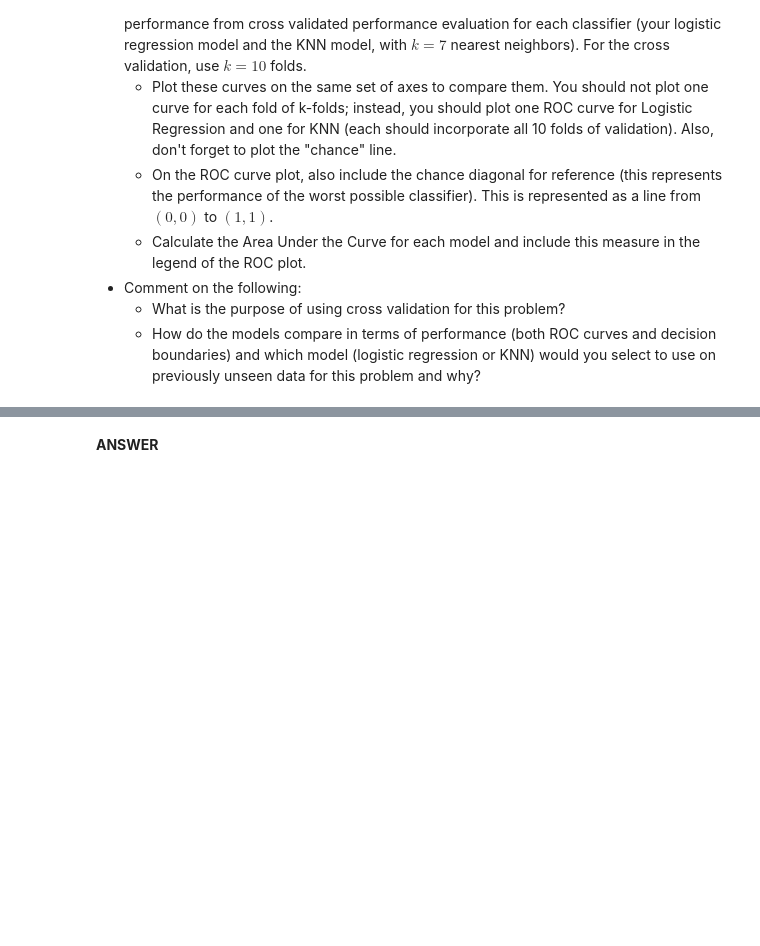
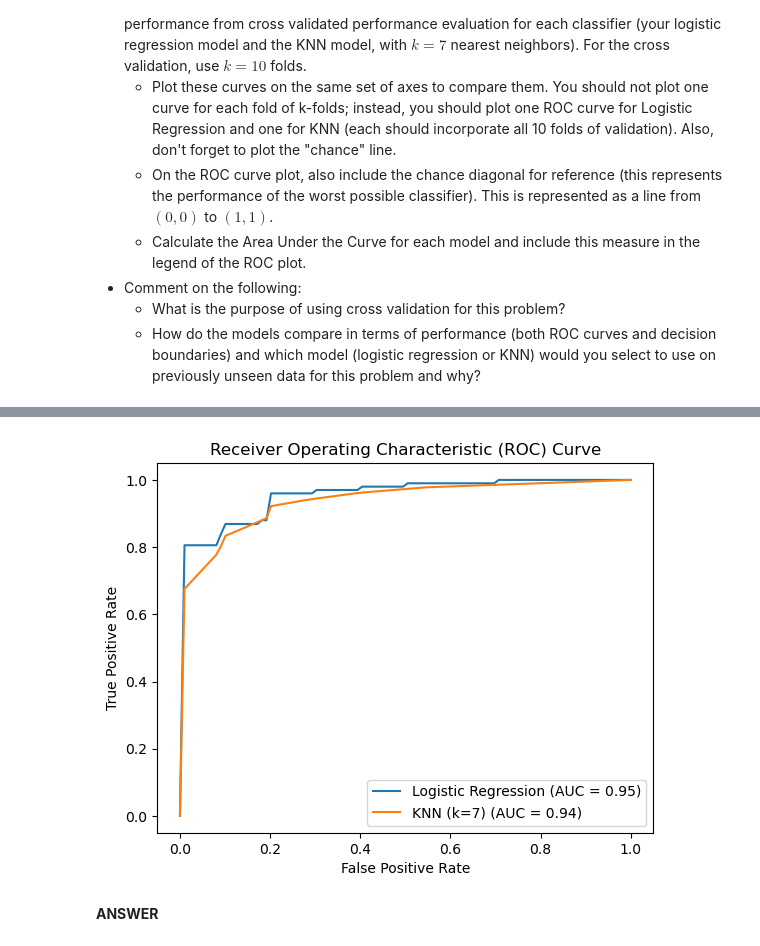
Before and after one commit to dani-jimlar/ML_assignments, a Jupyter notebook: a_3/Assignment_3.ipynb, the cells around one changed output, grey strips where cells are left out. Drawn from its saved outputs; the diff is of its cells as text; code cells hidden in the pictures; blank space fills up the shorter version.

```diff
--- a/a_3/Assignment_3.ipynb
+++ b/a_3/Assignment_3.ipynb
@@ -570,3 +528,91 @@ ValueError: matmul: Input operand 1 has a mismatch in its core dimension 0, with
+# %%
+from sklearn.model_selection import StratifiedKFold, cross_val_score
+from sklearn.neighbors import KNeighborsClassifier
+from sklearn.metrics import roc_curve, auc
+import matplotlib.pyplot as plt
+
+# Data
+X = db[["x1", "x2"]].values
+y = db["y"].values
+
+model_lr = Logistic_regression()
+model_knn = KNeighborsClassifier(n_neighbors=7)
+cv = StratifiedKFold(n_splits=10)
+
+# lists for tpr and fdr
+mean_tpr_knn = 0.0
+mean_fpr_knn = np.linspace(0, 1, 100)
+mean_tpr_lgr = 0.0
+mean_fpr_lgr = np.linspace(0, 1, 100)
+
+
+# 10-fold cv for knn
+scores_knn = cross_val_score(model_knn, X, y, cv=10, scoring="roc_auc")
+
+# StratifiedKFold cv object:
+cv = StratifiedKFold(n_splits=10)
+
+# Iterate over each fold
+for train_idx, test_idx in cv.split(X, y):
+    X_train_fold, X_test_fold = X[train_idx], X[test_idx]
+    y_train_fold, y_test_fold = y[train_idx], y[test_idx]
+
+    """knn"""
+    # Train KNN model
+    model_knn.fit(X_train_fold, y_train_fold)
+
+    # predict
+    y_hat_knn = model_knn.predict_proba(X_test_fold)[:, 1]
+
+    # ROC
+    fpr, tpr, _ = roc_curve(y_test_fold, y_hat_knn)
+    mean_tpr_knn += np.interp(mean_fpr_knn, fpr, tpr)
+    mean_tpr_knn[0] = 0.0
+
+    """lgr"""
+    # Train lgr, necessary to transpose X for class to work
+    X_train_fold_p = model_lr.prepare_x(X_train_fold.T)
+    w_init = np.zeros(X_train_fold_p.shape[0])
+    model_lr.fit(X_train_fold_p, y_train_fold, w_init, 1, max_iter=1000)
+
+    #  prepare X test and transpose X
+    X_test_fold_p = model_lr.prepare_x(X_test_fold.T)
+
+    # predict
+    y_hat_lr = model_lr.predict_proba(X_test_fold_p)
+
+    #  ROC
+    fpr, tpr, _ = roc_curve(y_test_fold, y_hat_lr)
+    mean_tpr_lgr += np.interp(mean_fpr_lgr, fpr, tpr)
+    mean_tpr_lgr[0] = 0.0
+
+
+# Average tprs
+mean_tpr_lgr /= cv.get_n_splits()
+mean_tpr_knn /= cv.get_n_splits()
+
+# Average AUC
+mean_auc_lgr = auc(mean_fpr_lgr, mean_tpr_lgr)
+mean_auc_knn = auc(mean_fpr_knn, mean_tpr_knn)
+
+# Plot ROC curves for logistic regression and KNN
+plt.plot(
+    mean_fpr_lgr,
+    mean_tpr_lgr,
+    label=f"Logistic Regression (AUC = {mean_auc_lgr:.2f})",
+)
+plt.plot(mean_fpr_knn, mean_tpr_knn, label=f"KNN (k=7) (AUC = {mean_auc_knn:.2f})")
+
+# Add labels and legend
+plt.xlabel("False Positive Rate")
+plt.ylabel("True Positive Rate")
+plt.title("Receiver Operating Characteristic (ROC) Curve")
+plt.legend()
+
+# Show plot
+plt.show()
+# %% [output]
+[figure, added]
 # %% [markdown]
 **ANSWER**
 # %% [markdown]
```
Also changed, not shown: parts of 15 cells of this notebook.
